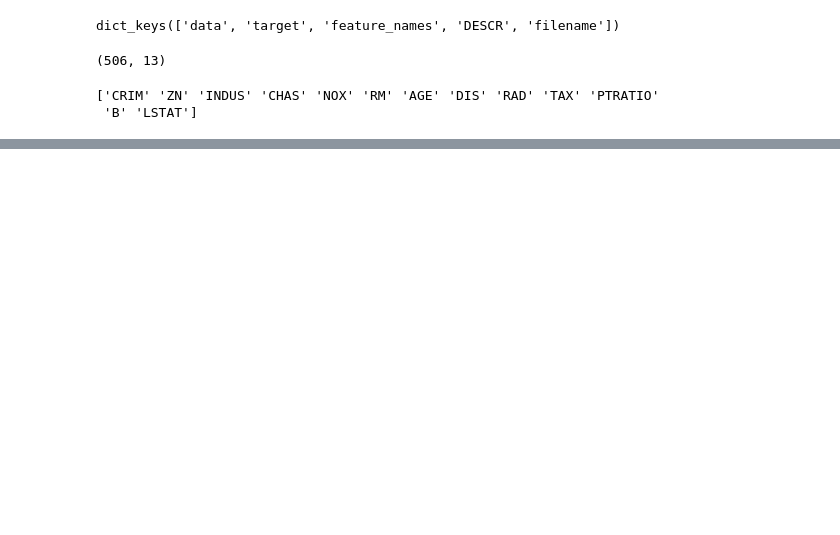
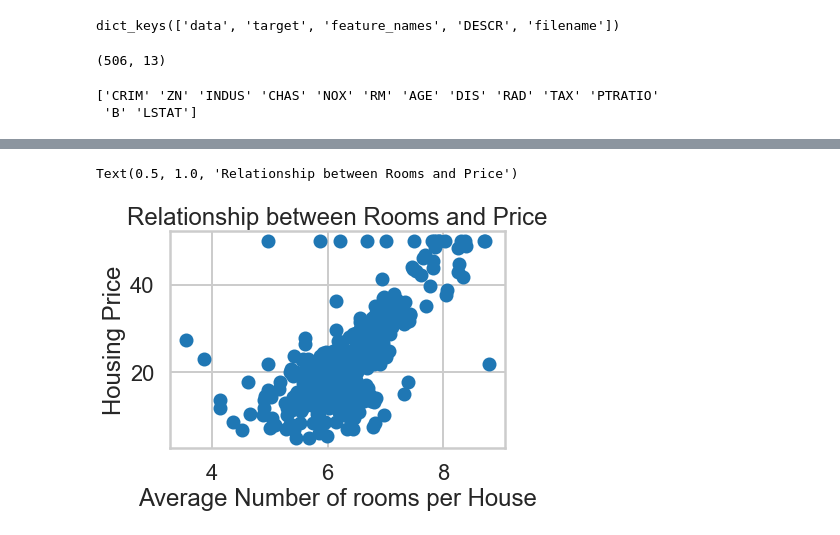
Before and after one commit to vijaypatha/regression_lab, a Jupyter notebook: Regression_Lab/Regression_Lab.ipynb, the cells around one changed output, grey strips where cells are left out. Saved outputs shown, nothing was run; the diff lists cells and outputs as text; code cells hidden in the pictures; blank space fills up the shorter version.

```diff
--- a/Regression_Lab/Regression_Lab.ipynb
+++ b/Regression_Lab/Regression_Lab.ipynb
@@ -35,0 +116,8 @@ print(boston.feature_names)
+# %%
+plt.scatter(bos.RM, bos.PRICE)
+plt.xlabel("Average Number of rooms per House")
+plt.ylabel("Housing Price")
+plt.title("Relationship between Rooms and Price")
+# %% [output]
+Text(0.5, 1.0, 'Relationship between Rooms and Price')
+[figure, added]
```
Also changed, not shown: parts of 13 cells of this notebook.
